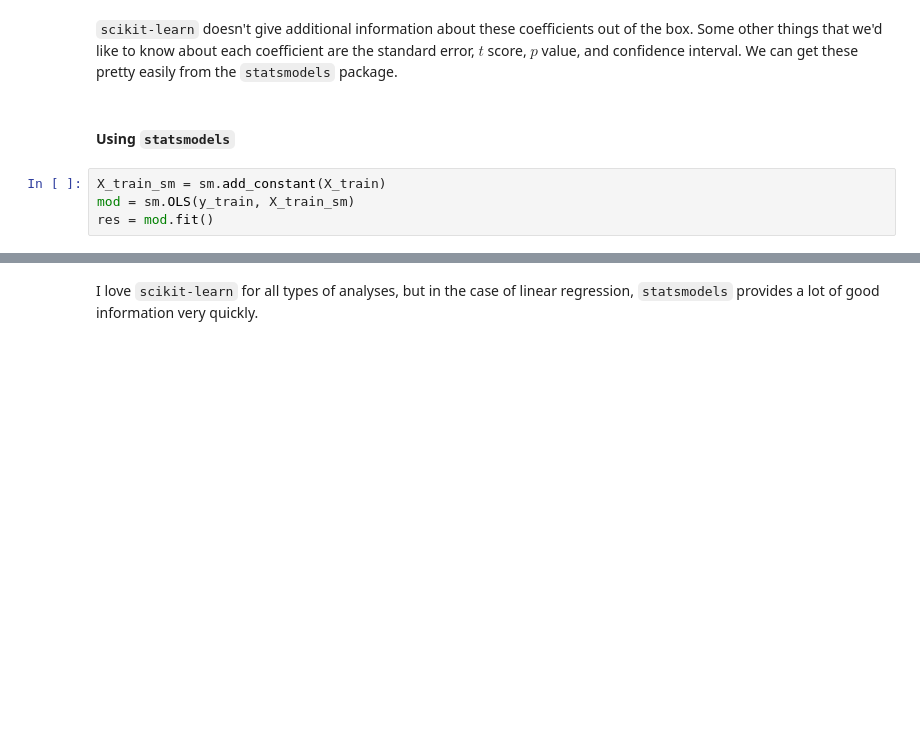
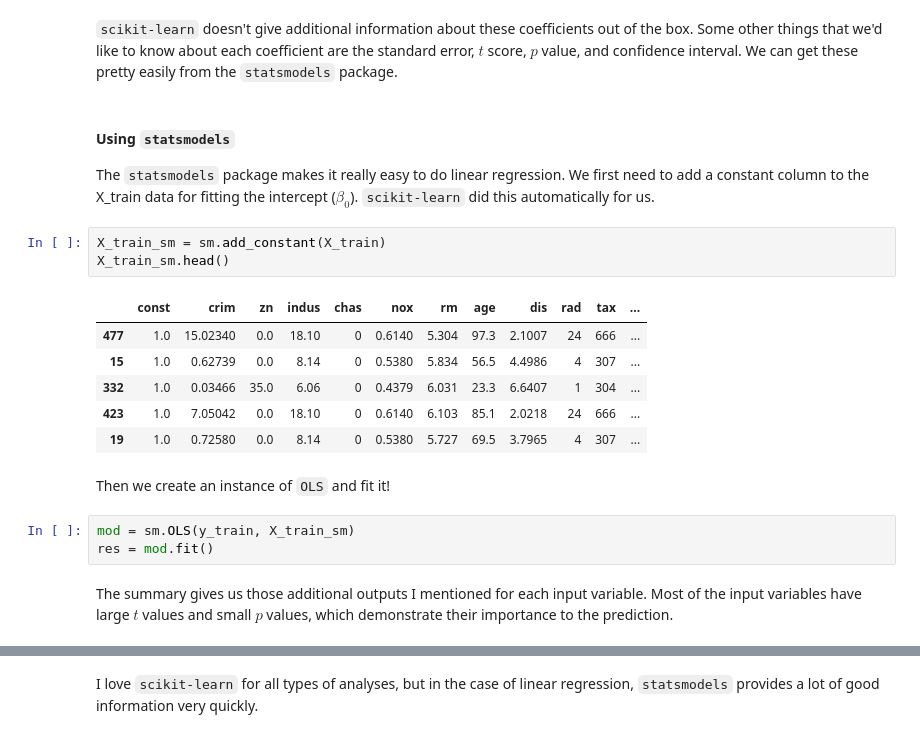
Before and after one commit to LukeMoraglia/ML_algorithms, a Jupyter notebook: LinearRegression.ipynb, the cells around one changed output, grey strips where cells are left out. Saved outputs shown, nothing was run; the diff lists cells and outputs as text; blank space fills up the shorter version.

```diff
--- a/LinearRegression.ipynb
+++ b/LinearRegression.ipynb
@@ -143,12 +146,28 @@ lstat      -0.537770
 dtype: float64
 # %% [markdown]
 `scikit-learn` doesn't give additional information about these coefficients out of the box. Some other things that we'd like to know about each coefficient are the standard error, $t$ score, $p$ value, and confidence interval. We can get these pretty easily from the `statsmodels` package.
-# %% [markdown]
-#### Using `statsmodels`
+# %% [markdown]
+#### Using `statsmodels`
+
+The `statsmodels` package makes it really easy to do linear regression. We first need to add a constant column to the X_train data for fitting the intercept ($\beta_0$). `scikit-learn` did this automatically for us.
+# %%
+X_train_sm = sm.add_constant(X_train)
+X_train_sm.head()
+# %% [output]
+|  | const | crim | zn | indus | chas | nox | rm | age | dis | rad | tax | ... |
+| 477 | 1.0 | 15.02340 | 0.0 | 18.10 | 0 | 0.6140 | 5.304 | 97.3 | 2.1007 | 24 | 666 | ... |
+| 15 | 1.0 | 0.62739 | 0.0 | 8.14 | 0 | 0.5380 | 5.834 | 56.5 | 4.4986 | 4 | 307 | ... |
+| 332 | 1.0 | 0.03466 | 35.0 | 6.06 | 0 | 0.4379 | 6.031 | 23.3 | 6.6407 | 1 | 304 | ... |
+| 423 | 1.0 | 7.05042 | 0.0 | 18.10 | 0 | 0.6140 | 6.103 | 85.1 | 2.0218 | 24 | 666 | ... |
+| 19 | 1.0 | 0.72580 | 0.0 | 8.14 | 0 | 0.5380 | 5.727 | 69.5 | 3.7965 | 4 | 307 | ... |
+# %% [markdown]
+Then we create an instance of `OLS` and fit it!
 # %%
-X_train_sm = sm.add_constant(X_train)
 mod = sm.OLS(y_train, X_train_sm)
 res = mod.fit()
+# %% [markdown]
+The summary gives us those additional outputs I mentioned for each input variable.
+Most of the input variables have large $t$ values and small $p$ values, which demonstrate their importance to the prediction.
 # %%
 print(res.summary())
 # %% [output]
```
Also changed, not shown: parts of 19 cells of this notebook.
